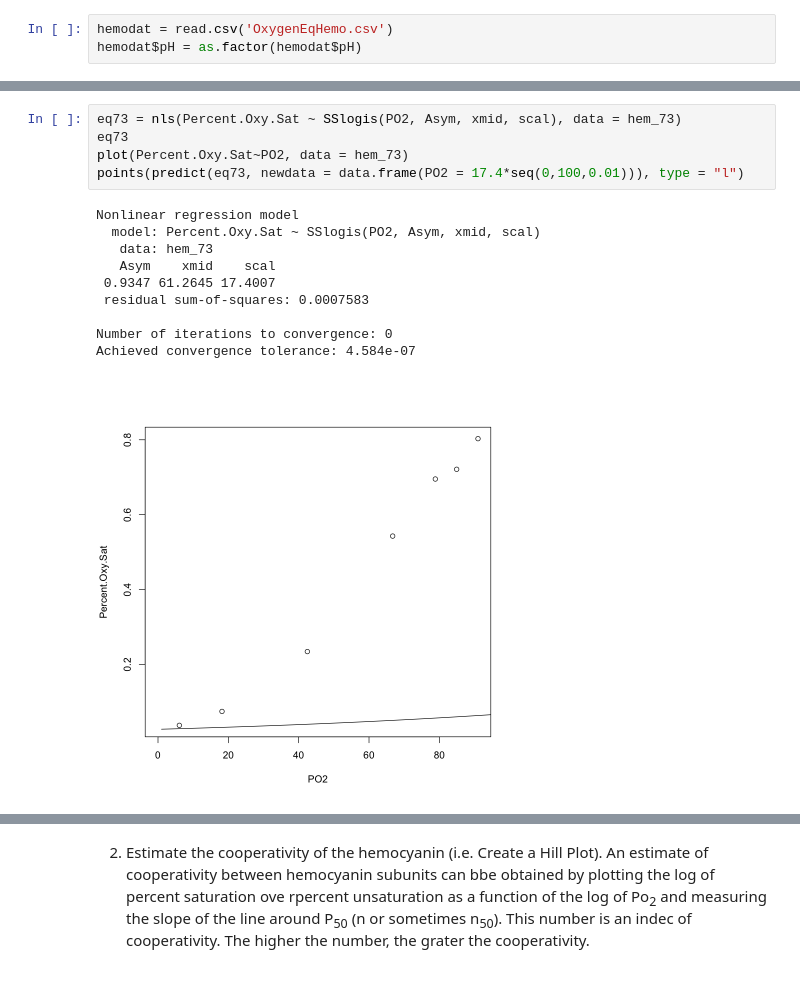
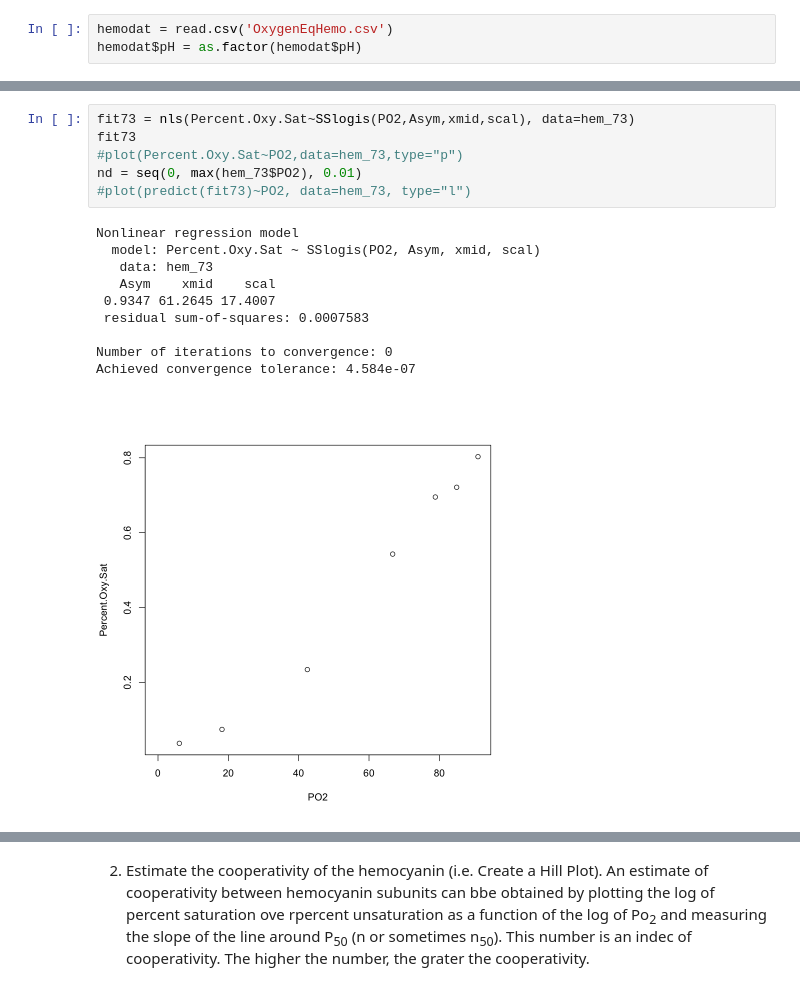
Before and after one commit to andrew2165/biometry_notebooks, a Jupyter notebook: OxygenEqOfHemocyanin.ipynb, the cells around one changed output, grey strips where cells are left out. Saved outputs shown, nothing was run; the diff lists cells and outputs as text.

```diff
--- a/OxygenEqOfHemocyanin.ipynb
+++ b/OxygenEqOfHemocyanin.ipynb
@@ -47,18 +51,19 @@ Loading required package: ggpubr
 
 Loading required package: magrittr
 # %%
-eq73 = nls(Percent.Oxy.Sat ~ SSlogis(PO2, Asym, xmid, scal), data = hem_73)
-eq73
-plot(Percent.Oxy.Sat~PO2, data = hem_73)
-points(predict(eq73, newdata = data.frame(PO2 = 17.4*seq(0,100,0.01))), type = "l")
+fit73 = nls(Percent.Oxy.Sat~SSlogis(PO2,Asym,xmid,scal), data=hem_73)
+fit73
+#plot(Percent.Oxy.Sat~PO2,data=hem_73,type="p")
+nd = seq(0, max(hem_73$PO2), 0.01)
+#plot(predict(fit73)~PO2, data=hem_73, type="l")
 # %% [output]
 Nonlinear regression model
   model: Percent.Oxy.Sat ~ SSlogis(PO2, Asym, xmid, scal)
    data: hem_73
    Asym    xmid    scal
  0.9347 61.2645 17.4007
  residual sum-of-squares: 0.0007583
 
 Number of iterations to convergence: 0
 Achieved convergence tolerance: 4.584e-07
-[figure, old version]
+[figure, new version]
```
Also changed, not shown: parts of 4 cells of this notebook.
